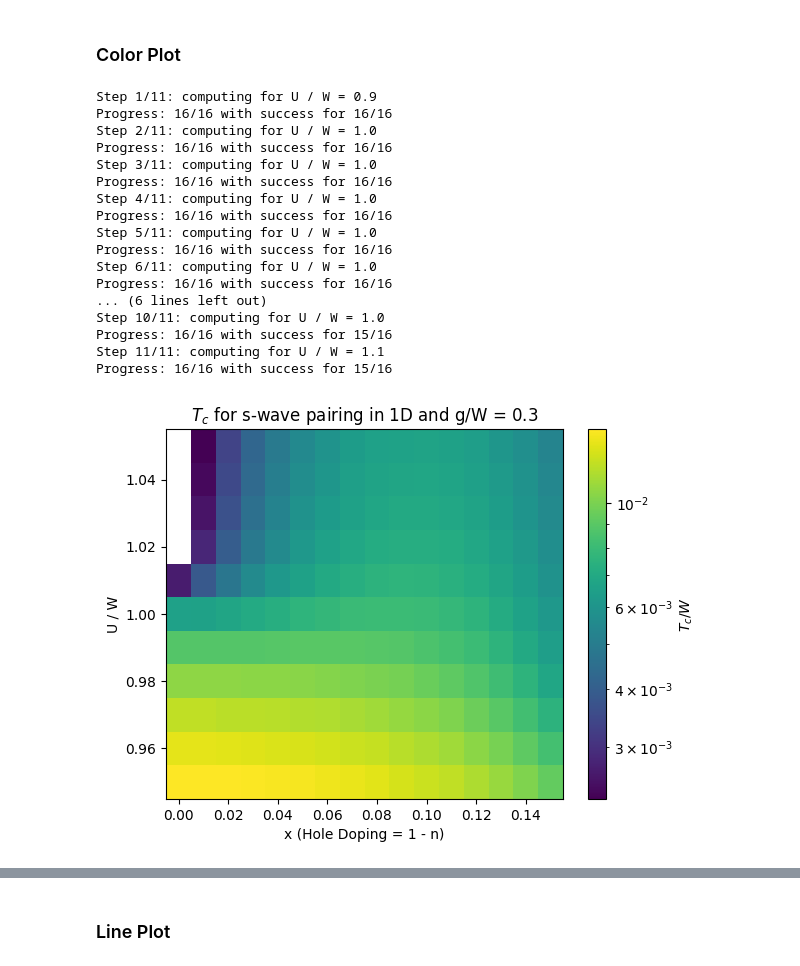
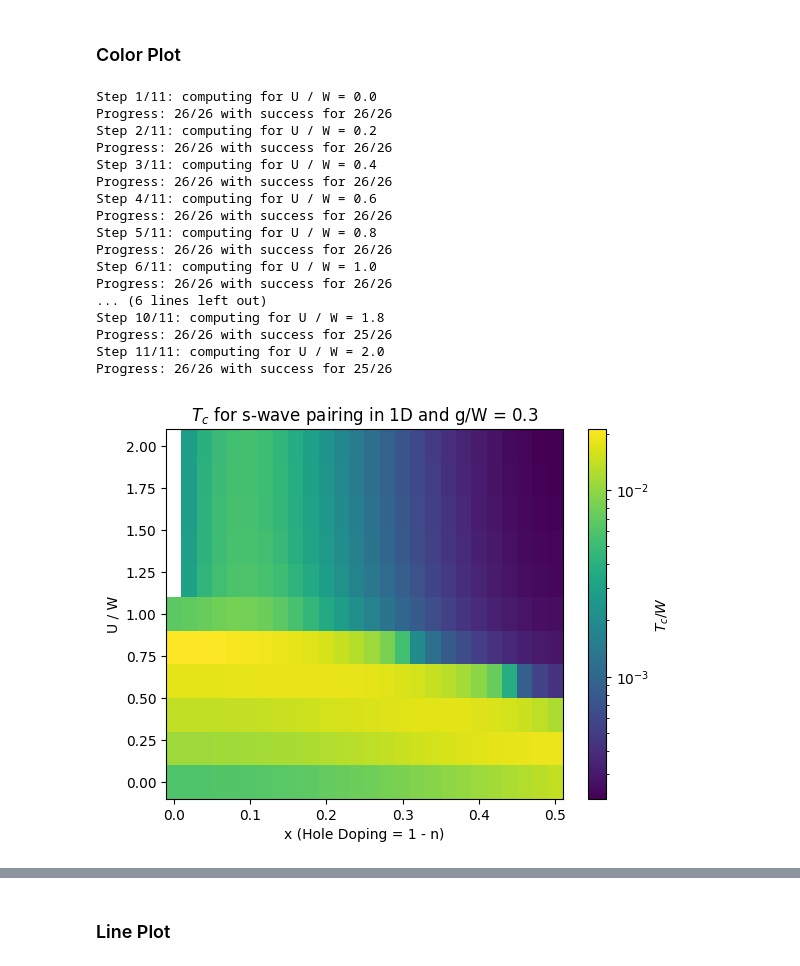
Before and after one commit to guilhermebaos/QUARMEN-Lessons, a Jupyter notebook: Master-Thesis/03-Philip-Phillips-pairing.ipynb, the cells around one changed output, grey strips where cells are left out. Saved outputs shown, nothing was run; the diff lists cells and outputs as text; code cells hidden in the pictures.

Commit message:
[Thesis] Cross terms implemented!

```diff
--- a/Master-Thesis/03-Philip-Phillips-pairing.ipynb
+++ b/Master-Thesis/03-Philip-Phillips-pairing.ipynb
@@ -659,33 +696,21 @@ def TcTf(d: int, n: float, V: int, U: float, g: float, mu_eps: float = 2e-4, Tc_
         chi_ll = (Vk**2) * mesh_nl * mesh_nl * tanhoverx(beta, mesh_xl)
         chi_uu = (Vk**2) * mesh_nu * mesh_nu * tanhoverx(beta, mesh_xu)
 
-        # print(f"mesh_nk.shape = {mesh_nk.shape}")
-        # print(f"mesh_kk.shape = {mesh_kk.shape}")
-        # print(f"average_Vk = {np.average(Vk)}, max_Vk = {np.max(Vk)}, min_V = {np.min(Vk)}, average^2 = {np.average(Vk**2)}")
+        # Compute cross terms
+        # TODO: Fix the catastrophic cancelation (compute the limit when denominator is 0)
+        chi_ul = (Vk**2) * 2 * mesh_nl * mesh_nu * crossterms(beta, mesh_xl, U)
 
-        # if beta >= 1e3:
-        #     print(f"mu = {mu}")
-        #     print(f"beta = {beta}")
+        # Sum
+        ll = np.sum(chi_ll)
+        uu = np.sum(chi_uu)
+        ul = np.sum(chi_ul)
 
-        #     print(f"chi_ll = {np.sum(chi_ll)}")
-        #     print(f"chi_uu = {np.sum(chi_uu)}")
-        #     print(f"chi_0 = {(np.sum(chi_ll) + np.sum(chi_uu)) / V}")
+        # Compare
+        # print(f"Comparing:")
+        # print(f"ll/uu = {ll/uu:.2e}")
+        # print(f"ll/ul = {ll/ul:.2e}")
 
-        #     plt.plot(mesh_ek, mesh_nu, label="nu")
-        #     plt.plot(mesh_ek, mesh_nl, label="nl")
-        #     plt.legend()
-        #     plt.show()
-
-        # Compute cross terms
-        # arg_ul = np.log1p(-np.exp(np.clip(-beta * (2 * mesh_xl + U), -700, 700))) - np.log1p(np.exp(np.clip(-beta * mesh_xl, -700, 700))) - np.log1p(np.exp(np.clip(-beta * mesh_xu, -700, 700)))
-        # arg_ul = np.clip(arg_ul, -700, 700)
-
-        # num_ul = np.exp(arg_ul)
-        # chi_ul = 2 * mesh_nl * mesh_nu * num_ul / (2 * mesh_xl + U)
-
-        # print(f"chi_ll = {np.sum(chi_ll)}, chi_uu = {np.sum(chi_uu)}, chi_ul = {np.sum(chi_ul)}")
-
-        return (np.sum(chi_ll) + np.sum(chi_uu)) / V
+        return (ll + uu + ul) / V
 
 
     # tt = 10 ** (-np.linspace(1, 9, 100))
@@ -729,15 +754,15 @@ Tc_eps = 5e-3
 
 # Filling
 x_min = 0
-x_max = 0.15
-x_ste = 16
+x_max = 0.5
+x_ste = 26
 
 xx = np.linspace(x_min, x_max, x_ste)
 
 
 # Hubbard
-u_min = 0.95 * W
-u_max = 1.05 * W
+u_min = 0.0 * W
+u_max = 2.0 * W
 u_ste = 11
 
 uu = np.linspace(u_min, u_max, u_ste)
@@ -755,49 +780,49 @@ for g in np.array([0.3]) * W:
         for im, x in enumerate(xx):
             # Filling factor
             n = 1 - x
 
             # Try to compute Tc
             try:
                 tt_mesh[im, iu] = TcTf(d, n, V, U, g, mu_eps=mu_eps, Tc_min=Tc_min, Tc_max=Tc_max, Tc_eps=Tc_eps, dwave=dwave) / W
                 succ += 1
             except ValueError as e:
                 # Set result to invalid
                 tt_mesh[im, iu] = 0
 
                 # Debugging
                 # print(e)
 
             # Show progress
             print(f"\rProgress: {im + 1}/{x_ste} with success for {succ}/{x_ste}", end="")
 
         # Reset print
         print("")
 
     plt.title(f"$T_c$ for {'d-wave' if dwave else 's-wave'} pairing in {d}D and g/W = {g/W:.1f}")
     plt.pcolormesh(xx_mesh, uu_mesh / W, tt_mesh, cmap="viridis", norm=colors.LogNorm(vmin=np.min(tt_mesh[tt_mesh > 0]), vmax=np.max(tt_mesh)))
     plt.colorbar(label="$T_c / W$")
     plt.xlabel("x (Hole Doping = 1 - n)")
     plt.ylabel("U / W")
     plt.show()
 # %% [output]
-Step 1/11: computing for U / W = 0.9
-Progress: 16/16 with success for 16/16
-Step 2/11: computing for U / W = 1.0
-Progress: 16/16 with success for 16/16
-Step 3/11: computing for U / W = 1.0
-Progress: 16/16 with success for 16/16
-Step 4/11: computing for U / W = 1.0
-Progress: 16/16 with success for 16/16
-Step 5/11: computing for U / W = 1.0
-Progress: 16/16 with success for 16/16
+Step 1/11: computing for U / W = 0.0
+Progress: 26/26 with success for 26/26
+Step 2/11: computing for U / W = 0.2
+Progress: 26/26 with success for 26/26
+Step 3/11: computing for U / W = 0.4
+Progress: 26/26 with success for 26/26
+Step 4/11: computing for U / W = 0.6
+Progress: 26/26 with success for 26/26
+Step 5/11: computing for U / W = 0.8
+Progress: 26/26 with success for 26/26
 Step 6/11: computing for U / W = 1.0
-Progress: 16/16 with success for 16/16
+Progress: 26/26 with success for 26/26
 ... (6 lines left out)
-Step 10/11: computing for U / W = 1.0
-Progress: 16/16 with success for 15/16
-Step 11/11: computing for U / W = 1.1
-Progress: 16/16 with success for 15/16
+Step 10/11: computing for U / W = 1.8
+Progress: 26/26 with success for 25/26
+Step 11/11: computing for U / W = 2.0
+Progress: 26/26 with success for 25/26
-[figure, old version]
+[figure, new version]
 # %%
 # PARAMETERS
 
```
Also changed, not shown: parts of 6 cells of this notebook, 3 other files.
